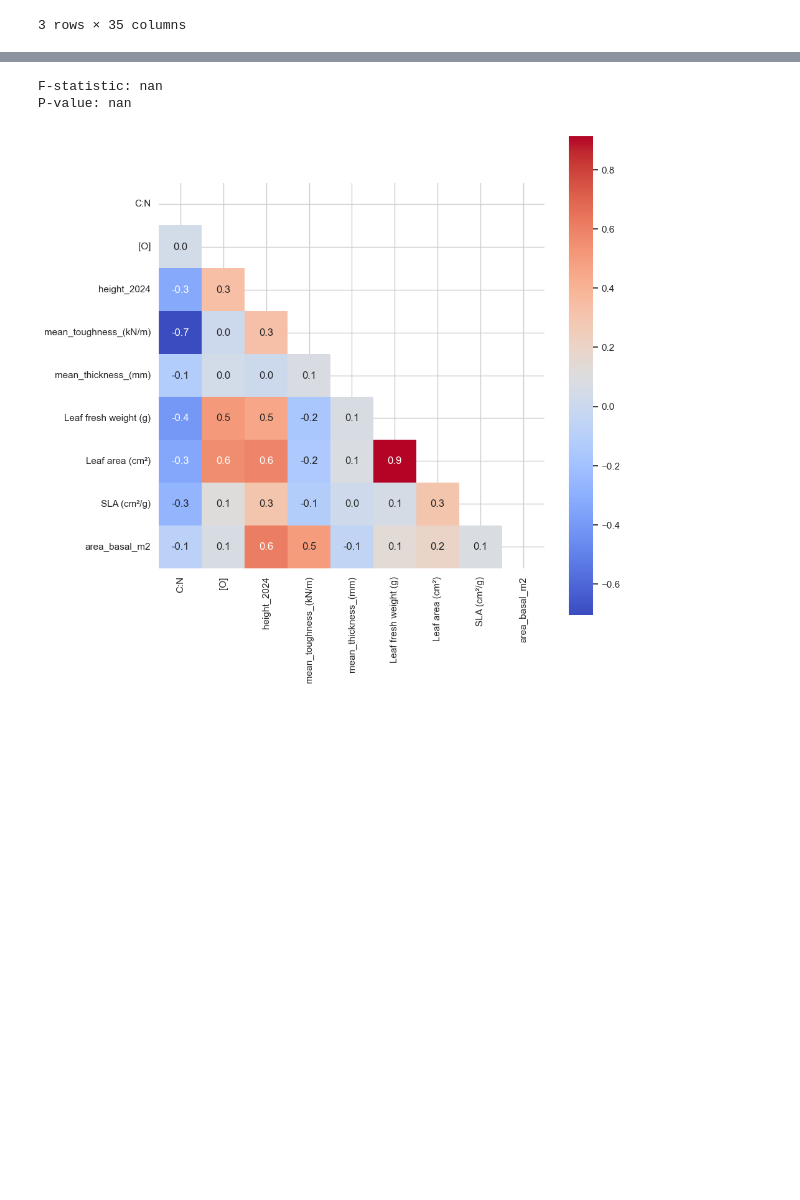
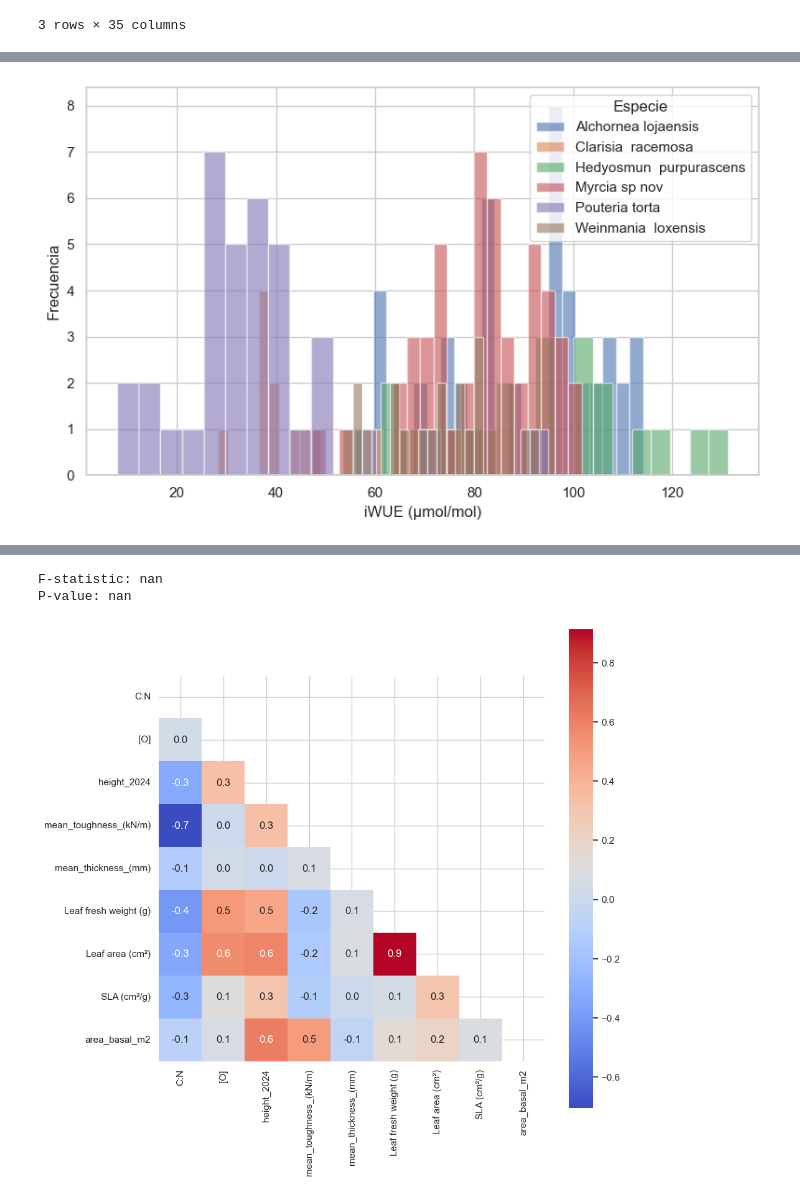
Before and after one commit to ajchavez94/NUMEX_preliminar, a Jupyter notebook: Preliminar.ipynb, the cells around one changed output, grey strips where cells are left out. Cells and saved outputs as stored; diff of their text form; code cells hidden in the pictures; blank space fills up the shorter version.

```diff
--- a/Preliminar.ipynb
+++ b/Preliminar.ipynb
@@ -110,0 +153,15 @@ plt.show()
+# %%
+import matplotlib.pyplot as plt
+
+plt.figure(figsize=(8,5))
+
+for name, grupo in data.groupby("name"):
+    plt.hist(grupo[var], bins=20, alpha=0.6, label=name)
+
+plt.xlabel(var)
+plt.ylabel("Frecuencia")
+plt.legend(title="Especie")  # aquí se activa la leyenda
+plt.tight_layout()
+plt.show()
+# %% [output]
+[figure, added]
```
Also changed, not shown: parts of 13 cells of this notebook, 2 other files.
